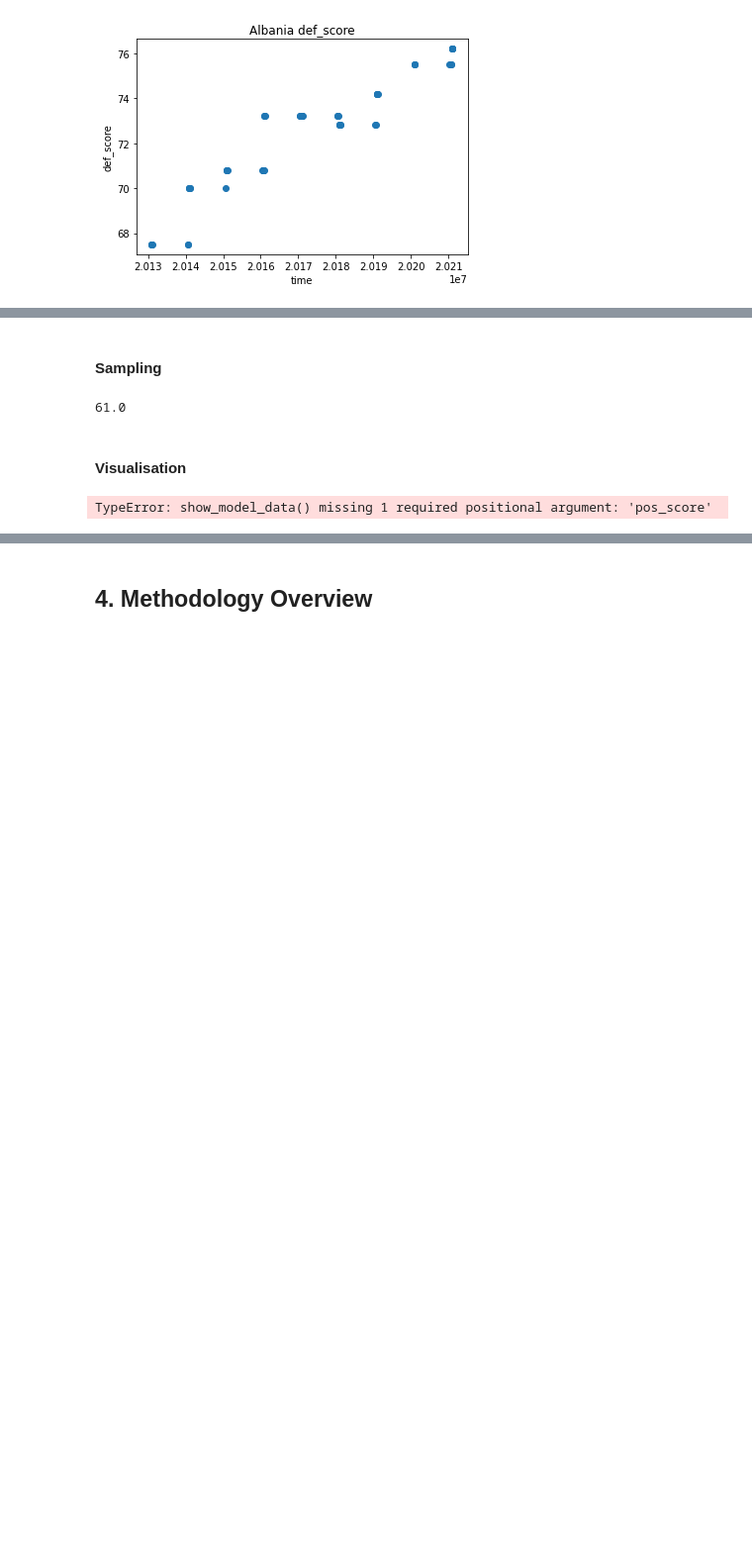
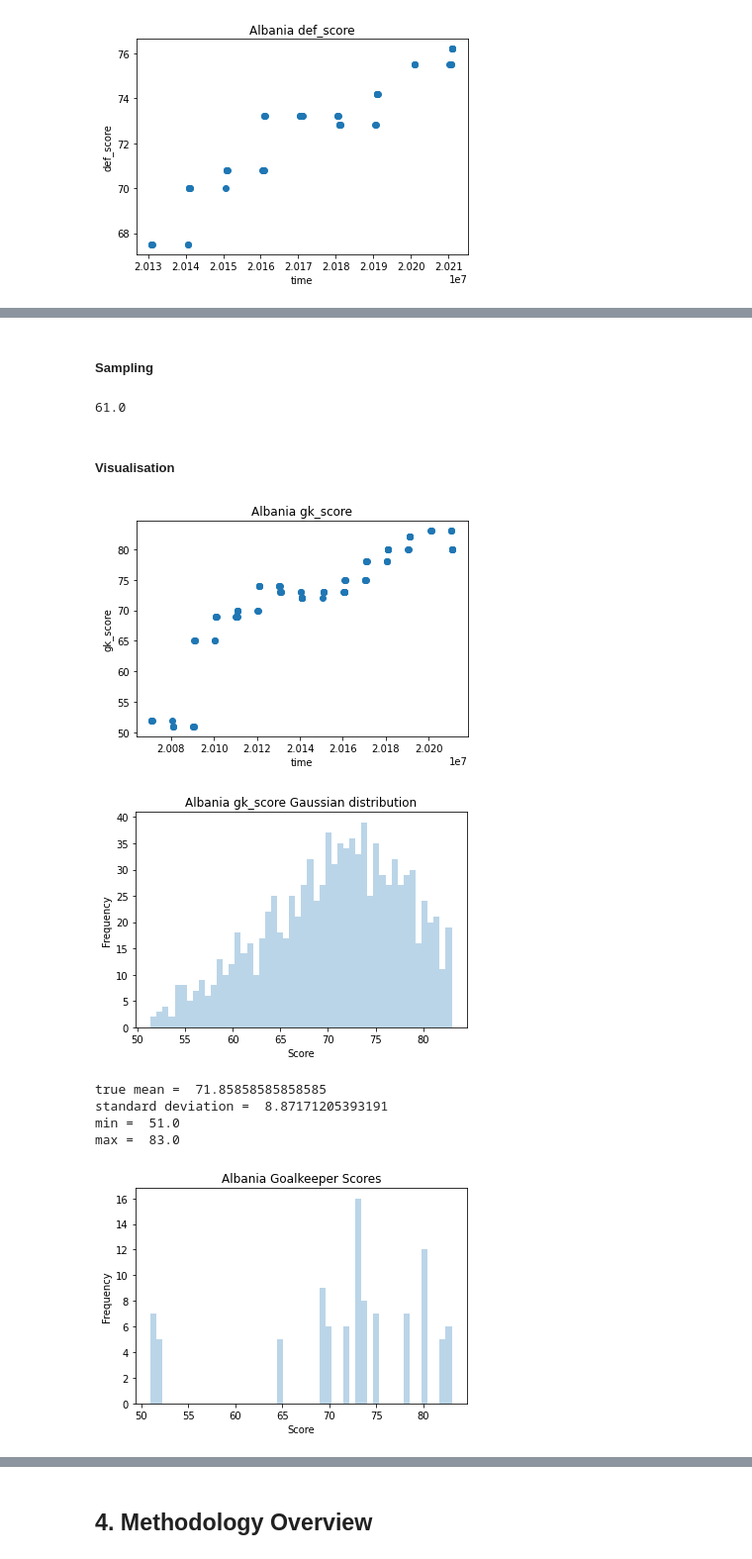
Before and after one commit to james-parky/data-mining-group-coursework, a Jupyter notebook: src/final_notebook_marcus_code_added.ipynb, the cells around one changed output, grey strips where cells are left out. Shown: that part at 99% size. Saved outputs shown, nothing was run; the diff lists cells and outputs as text; code cells hidden in the pictures; blank space fills up the shorter version.

```diff
--- a/src/final_notebook_marcus_code_added.ipynb
+++ b/src/final_notebook_marcus_code_added.ipynb
@@ -463,7 +477,7 @@ core_df = d_f[[
 #simple data modification
 core_df = core_df.fillna(0)
 core_df["home_team_result"] = core_df["home_team_result"].replace(['Lose', 'Draw', 'Win'], [-1, 0, 1])
-core_df['date'] = core_df['date'].str.replace(r"\D", "")
+core_df['date'] = core_df['date'].str.replace(r"\D", "", regex=True)
 
 
 #variables
@@ -590,7 +601,7 @@ def no_data_country_scores():
 # %%
-#List of
 target_scores = {}
 target_keys = []
+t = no_data_country_scores()
 
 for elem in t:
     print(elem)
@@ -609,7 +620,4 @@ for elem in t:
         target_scores[sp[0]][sp[1]] = []
 
     target_scores[sp[0]][sp[1]] = scores_rank[sp[0]][sp[1]]
-
-#target_scores
-#print(target_keys)
 # %% [output]
@@ -730,7 +767,7 @@ g_df = pd.read_csv(train_dataset)
 g_df = g_df.fillna(0)
 g_df["home_team_result"] = g_df["home_team_result"].replace(['Lose', 'Draw', 'Win'], [0, 1, 2])
 g_df["neutral_location"] = g_df["neutral_location"].astype(int)
-g_df['date'] = g_df['date'].str.replace(r"\D", "")
+g_df['date'] = g_df['date'].str.replace(r"\D", "", regex=True)
 
 g_df
 # %% [output]
@@ -922,13 +959,3 @@ Albania Position Scores
 -------------------------------
 [figure]
 [figure]
-# %%
-# initialise variables
-total = []
-
-# display all prediction target data
-for country in country_list:
-    show_model_data_country(country)
-#moldova, latvia, kenya, iceland
-
-print(total)
@@ -1000,7 +998,7 @@ def get_gaussian_parameters(data):
 
     return [avg, sd, min, max]
 # %% [markdown]
-#### Sampling
+##### Sampling
 # %%
 #samples from a generated gaussian distribution
 def sample_truncated_gaussian(data):
@@ -1033,10 +1031,9 @@ fetch_gaussian_pos_score('Honduras', 'gk_score')
 # %% [output]
 61.0
 # %% [markdown]
-#### Visualisation
+##### Visualisation
 # %%
-#show_model_data('Congo')
-show_model_data('Albania')
+show_model_data('Albania', 'gk_score')
 
 # gaussian distribution for country, pos_score
 def show_gaussian_pos_score(country, pos_score):
@@ -1046,33 +1043,38 @@ def show_gaussian_pos_score(country, pos_score):
     X = generate_truncated_gaussian(params)
     plt.hist(X.rvs(1000), bins= 50, alpha=0.3)
     plt.title("{} {} Gaussian distribution".format(country, pos_score))
     #plt.title("Albania Goalkeeper Score Gaussian Distribution")
     plt.xlabel("Score")
     plt.ylabel("Frequency")
     plt.show()
 
     print("true mean = ", params[0])
     print("standard deviation = ", params[1])
     print("min = ", params[2])
     print("max = ", params[3])
 
 #show_gaussian_pos_score('Congo', 'gk_score')
 show_gaussian_pos_score('Albania', 'gk_score')
 
 #now creating a box plot for direct comparison with the distribution
 data = fetch_country_pos_score('Albania', 'gk_score')
 data_scores = np.split(data[0], 2, axis=1)
 box_scores = []
 for item in data_scores[1]:
     box_scores.append(item[0])
-#print(box_scores)
 
 
 plt.hist(box_scores, bins= 50, alpha=0.3)
 plt.title("Albania Goalkeeper Scores")
 plt.xlabel("Score")
 plt.ylabel("Frequency")
 plt.show()
 # %% [output]
+[figure, added]
+[figure, added]
-TypeError: show_model_data() missing 1 required positional argument: 'pos_score'
+true mean =  71.85858585858585
+standard deviation =  8.87171205393191
+min =  51.0
+max =  83.0
+[figure, added]
 # %% [markdown]
```
Also changed, not shown: parts of 55 cells of this notebook.
